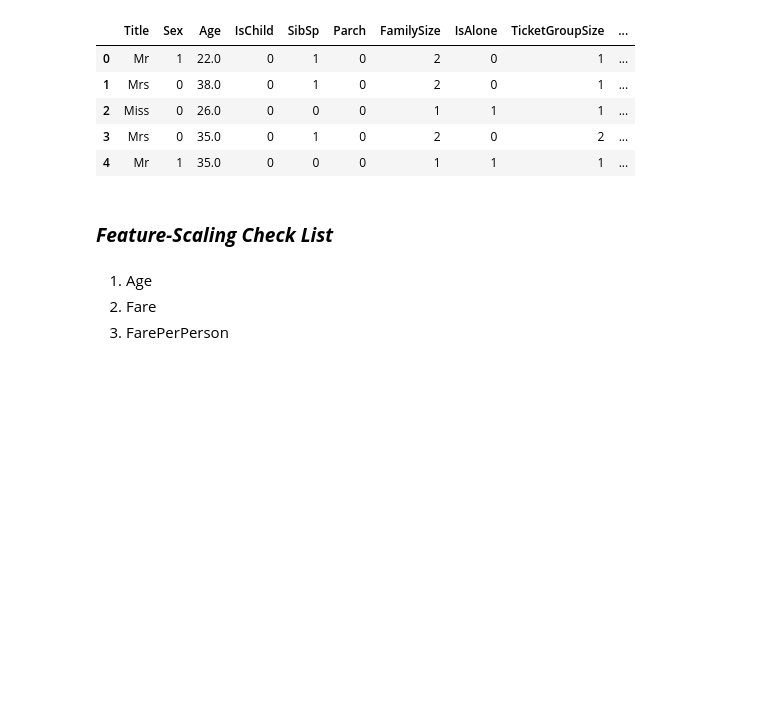
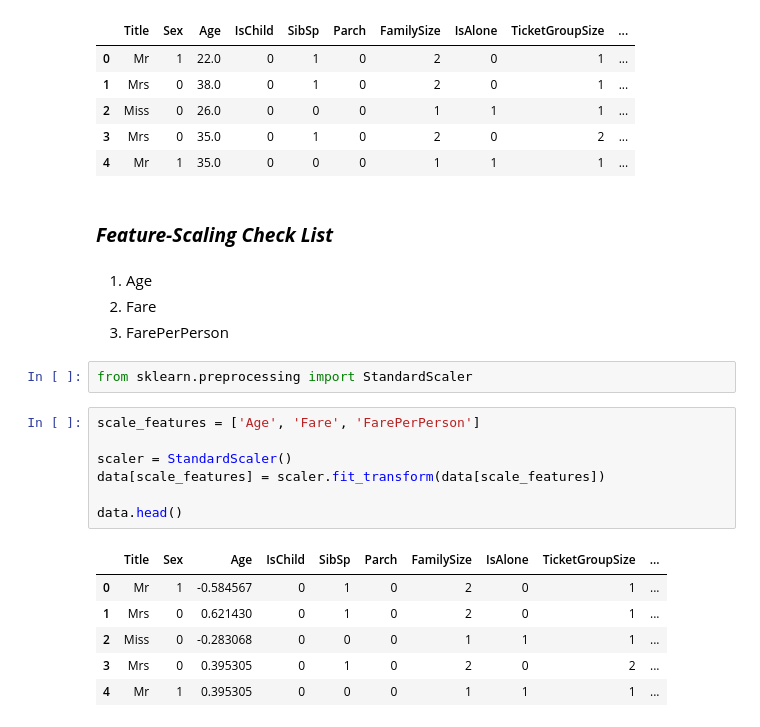
Before and after one commit to Mostafa-Mahdy913/Titanic_Classification, a Jupyter notebook: Data_preprocessing.ipynb, the cells around one changed output. Saved outputs shown, nothing was run; the diff lists cells and outputs as text; blank space fills up the shorter version.

```diff
--- a/Data_preprocessing.ipynb
+++ b/Data_preprocessing.ipynb
@@ -395,3 +395,19 @@ data.head()
 1. Age
 2. Fare
 3. FarePerPerson
+# %%
+from sklearn.preprocessing import StandardScaler
+# %%
+scale_features = ['Age', 'Fare', 'FarePerPerson']
+
+scaler = StandardScaler()
+data[scale_features] = scaler.fit_transform(data[scale_features])
+
+data.head()
+# %% [output]
+|  | Title | Sex | Age | IsChild | SibSp | Parch | FamilySize | IsAlone | TicketGroupSize | ... |
+| 0 | Mr | 1 | -0.584567 | 0 | 1 | 0 | 2 | 0 | 1 | ... |
+| 1 | Mrs | 0 | 0.621430 | 0 | 1 | 0 | 2 | 0 | 1 | ... |
+| 2 | Miss | 0 | -0.283068 | 0 | 0 | 0 | 1 | 1 | 1 | ... |
+| 3 | Mrs | 0 | 0.395305 | 0 | 1 | 0 | 2 | 0 | 2 | ... |
+| 4 | Mr | 1 | 0.395305 | 0 | 0 | 0 | 1 | 1 | 1 | ... |
```
Also changed, not shown: parts of 1 cell of this notebook.
